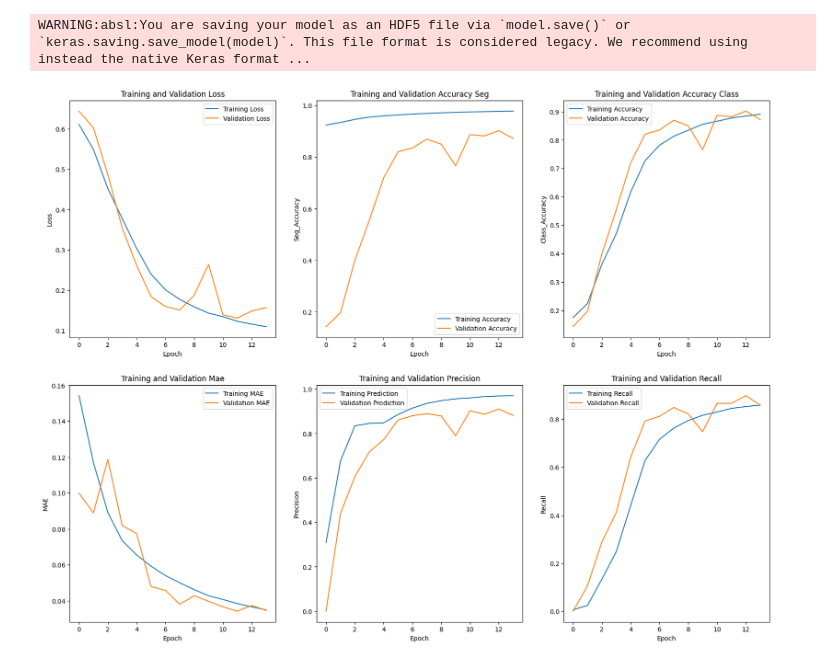
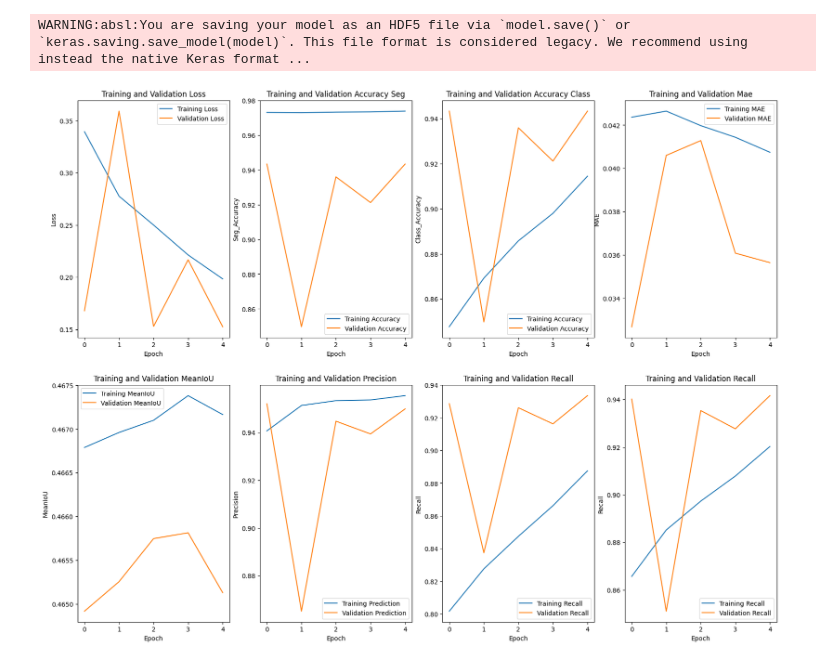
Before and after one commit to taubenus/PCB_Defects_Detection, a Jupyter notebook: notebooks/models/PCB_enhanced_unet_segmentation_classification.ipynb, the cells around one changed output. Saved outputs shown, nothing was run; the diff lists cells and outputs as text; code cells hidden in the pictures.

Commit message:
Model training

```diff
--- a/notebooks/models/PCB_enhanced_unet_segmentation_classification.ipynb
+++ b/notebooks/models/PCB_enhanced_unet_segmentation_classification.ipynb
@@ -842,7 +822,8 @@ checkpoint = ModelCheckpoint(
                             save_best_only=True,
                             mode='min')
 
-time_callback = TimingCallback(20000) # 18000 = 5 hrs
+
+time_callback = TimingCallback(36000) # 36000 = 10 hrs, 18000 = 5 hrs, 7200 = 2 hrs
 # %%
 def elegant_unet_segmentation_classification(input_shape, num_classes): #Res-unet combo
 
@@ -899,7 +880,7 @@ def elegant_unet_segmentation_classification(input_shape, num_classes): #Res-une
                                   ])
     return model
 # %%
-num_classes=len(labels)
+num_classes=len(unique_labels)
 print(num_classes)
 # %% [output]
 7
@@ -915,11 +896,11 @@ model.compile(
         'classification_output': 'categorical_crossentropy'  # for the classification output with softmax
     },
     loss_weights={
-        'segmentation_output': 0.8,  # Weighted at 80%
-        'classification_output': 0.2  # Weighted at 20%
+        'segmentation_output': 0.5,  # Weighted at 50%
+        'classification_output': 0.5  # Weighted at 50%
     },
     metrics={
-        'segmentation_output': ['accuracy', MeanAbsoluteError(), MeanIoU(num_classes=num_classes)],  # Metrics for segmentation
+        'segmentation_output': ['accuracy', MeanAbsoluteError(), IoU(num_classes=num_classes, target_class_ids=[0,1,2,3,4,5,6]), MeanIoU(num_classes=num_classes)],  # Metrics for segmentation
         'classification_output': ['accuracy', Recall(), Precision()]  # Metrics for classification
     }
 )
@@ -1030,7 +1010,15 @@ val_iou = history.history["val_segmentation_output_mean_io_u_2"]
+# %%
+train_classification_f1_score =[]
+val_classification_f1_score = []
+for i in range(len(train_precision_class)):
+    x1 = 2 * (train_precision_class[i] * train_recall_class[i]) / (train_precision_class[i] + train_recall_class[i] + 0.000001)
+    x2 = 2 * (val_precision_class[i] * val_recall_class[i]) / (val_precision_class[i] + val_recall_class[i] + 0.000001)
+    train_classification_f1_score.append(x1)
+    val_classification_f1_score.append(x2)
 # %%
 plt.figure(figsize = (20, 15))
 
-plt.subplot(231)
+plt.subplot(241)
 plt.plot(train_loss, label="Training Loss")
 plt.plot(val_loss, label="Validation Loss")
 plt.xlabel("Epoch")
@@ -1038,7 +1026,7 @@ plt.ylabel("Loss")
 plt.title("Training and Validation Loss")
 plt.legend()
 
-plt.subplot(232)
+plt.subplot(242)
 plt.plot(train_acc_seg, label="Training Accuracy")
 plt.plot(val_acc_class, label="Validation Accuracy")
 plt.xlabel("Epoch")
@@ -1046,41 +1034,57 @@ plt.ylabel("Seg_Accuracy")
 plt.title("Training and Validation Accuracy Seg")
 plt.legend()
 
-plt.subplot(233)
+plt.subplot(243)
 plt.plot(train_acc_class, label="Training Accuracy")
 plt.plot(val_acc_class, label="Validation Accuracy")
 plt.xlabel("Epoch")
 plt.ylabel("Class_Accuracy")
 plt.title("Training and Validation Accuracy Class")
 plt.legend()
 
-plt.subplot(234)
+plt.subplot(244)
 plt.plot(train_mae, label="Training MAE")
 plt.plot(val_mae, label="Validation MAE")
 plt.xlabel("Epoch")
 plt.ylabel("MAE")
 plt.title("Training and Validation Mae")
 plt.legend()
 
-plt.subplot(235)
+plt.subplot(245)
+plt.plot(train_mean_iou, label="Training MeanIoU")
+plt.plot(val_mean_iou, label="Validation MeanIoU")
+plt.xlabel("Epoch")
+plt.ylabel("MeanIoU")
+plt.title("Training and Validation MeanIoU")
+plt.legend()
+
+plt.subplot(246)
 plt.plot(train_precision_class, label="Training Prediction")
 plt.plot(val_precision_class, label="Validation Prediction")
 plt.xlabel("Epoch")
 plt.ylabel("Precision")
 plt.title("Training and Validation Precision")
 plt.legend()
 
-plt.subplot(236)
+plt.subplot(247)
 plt.plot(train_recall_class, label="Training Recall")
 plt.plot(val_recall_class, label="Validation Recall")
 plt.xlabel("Epoch")
 plt.ylabel("Recall")
 plt.title("Training and Validation Recall")
 plt.legend()
 
+plt.subplot(248)
+plt.plot(train_classification_f1_score, label="Training Recall")
+plt.plot(val_classification_f1_score, label="Validation Recall")
+plt.xlabel("Epoch")
+plt.ylabel("Recall")
+plt.title("Training and Validation Recall")
+plt.legend()
+
 plt.show()
 # %% [output]
-[figure, old version]
+[figure, new version]
 # %%
 y_val_pred, y_class_pred = model.predict(X_test)
 # %% [output]
```
Also changed, not shown: parts of 34 cells of this notebook, 26 other files.
